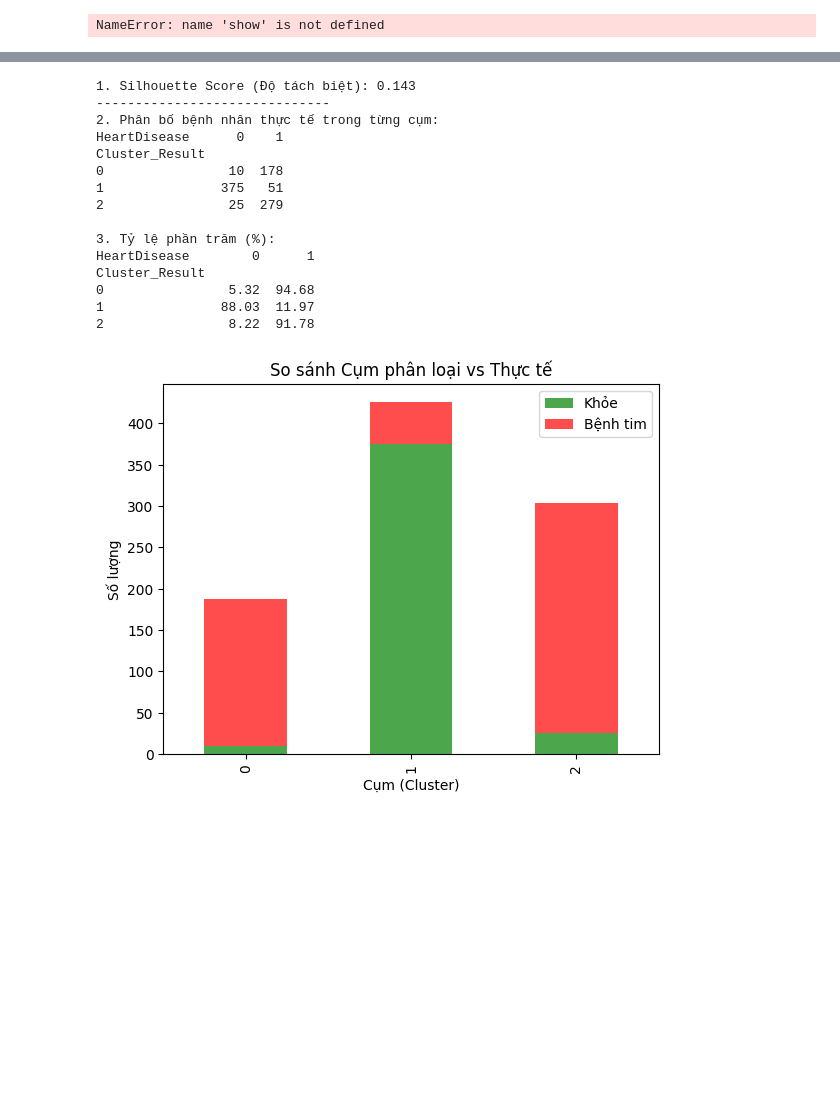
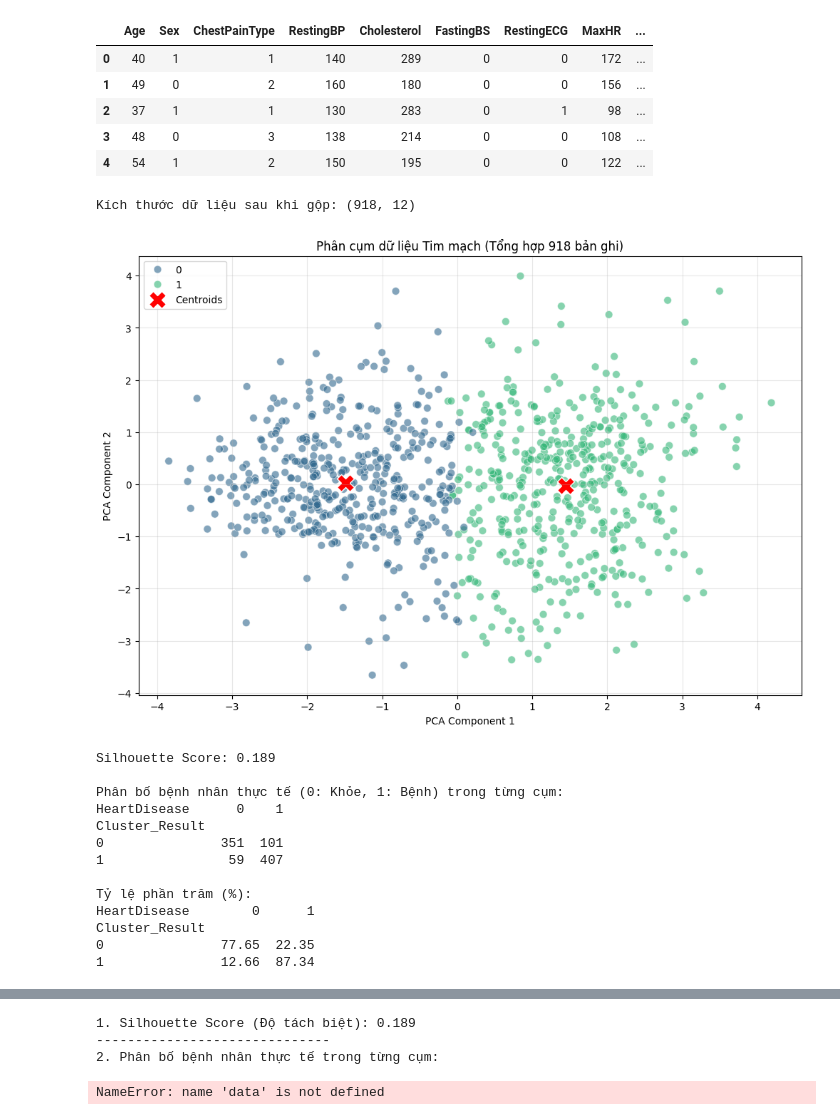
Before and after one commit to MaiKhoa0101/MLProject, a Jupyter notebook: main.ipynb, the cells around one changed output, grey strips where cells are left out. Saved outputs shown, nothing was run; the diff lists cells and outputs as text; code cells hidden in the pictures; blank space fills up the shorter version.

```diff
--- a/main.ipynb
+++ b/main.ipynb
@@ -37,7 +37,7 @@ if df1_clean.isnull().sum().sum() > 0:
 
 # 4. Gộp hai bộ dữ liệu lại thành một (Concatenate)
 # Vì data2 đã là số chuẩn rồi, ta gộp trực tiếp
-df_final = pd.concat([df1_clean, data2], ignore_index=True)
+df_final = df1_clean
 
 display(df_final.head())
 
@@ -57,7 +57,7 @@ X_scaled = scaler.fit_transform(X)
 # ---------------------------------------------------------
 
 # 6. Chạy K-Means
-kmeans = KMeans(n_clusters=3, random_state=42, n_init=20)
+kmeans = KMeans(n_clusters=2, random_state=42, n_init=10)
 kmeans.fit(X_scaled)
 labels = kmeans.labels_
 
@@ -81,31 +81,51 @@ plt.show()
 # ---------------------------------------------------------
 # PHẦN ĐÁNH GIÁ (Sửa lại để dùng biến df_final)
 # ---------------------------------------------------------
 
 # 1. Silhouette Score
 sil_score = silhouette_score(X_scaled, labels)
 print(f"Silhouette Score: {sil_score:.3f}")
 
 # 2. Thêm nhãn cụm vào dataframe tổng
 df_final['Cluster_Result'] = labels
 
 # 3. Cross-tabulation (So sánh với cột HeartDisease thật của cả 2 file gộp lại)
 print("\nPhân bố bệnh nhân thực tế (0: Khỏe, 1: Bệnh) trong từng cụm:")
 crosstab = pd.crosstab(df_final['Cluster_Result'], df_final['HeartDisease'])
 print(crosstab)
 
 # Tính phần trăm
 crosstab_pct = pd.crosstab(df_final['Cluster_Result'], df_final['HeartDisease'], normalize='index') * 100
 print("\nTỷ lệ phần trăm (%):")
 print(crosstab_pct.round(2))
 
 # Vẽ biểu đồ cột chồng
 crosstab.plot(kind='bar', stacked=True, color=['green', 'red'], alpha=0.8)
 plt.title('Tỷ lệ Bệnh tim trong từng Cụm (Dữ liệu Gộp)')
 plt.xlabel('Cụm (Cluster)')
 plt.ylabel('Số lượng bệnh nhân')
 plt.legend(['Khỏe (0)', 'Bệnh (1)'])
 plt.xticks(rotation=0)
 plt.show()
 # %% [output]
+|  | Age | Sex | ChestPainType | RestingBP | Cholesterol | FastingBS | RestingECG | MaxHR | ... |
+| 0 | 40 | 1 | 1 | 140 | 289 | 0 | 0 | 172 | ... |
+| 1 | 49 | 0 | 2 | 160 | 180 | 0 | 0 | 156 | ... |
+| 2 | 37 | 1 | 1 | 130 | 283 | 0 | 1 | 98 | ... |
+| 3 | 48 | 0 | 3 | 138 | 214 | 0 | 0 | 108 | ... |
+| 4 | 54 | 1 | 2 | 150 | 195 | 0 | 0 | 122 | ... |
-NameError: name 'show' is not defined
+Kích thước dữ liệu sau khi gộp: (918, 12)
+[figure, added]
+Silhouette Score: 0.189
+
+Phân bố bệnh nhân thực tế (0: Khỏe, 1: Bệnh) trong từng cụm:
+HeartDisease      0    1
+Cluster_Result
+0               351  101
+1                59  407
+
+Tỷ lệ phần trăm (%):
+HeartDisease        0      1
+Cluster_Result
+0               77.65  22.35
+1               12.66  87.34
@@ -137,19 +158,7 @@ plt.ylabel('Số lượng')
 plt.legend(['Khỏe', 'Bệnh tim'])
 plt.show()
 # %% [output]
-1. Silhouette Score (Độ tách biệt): 0.143
+1. Silhouette Score (Độ tách biệt): 0.189
 ------------------------------
 2. Phân bố bệnh nhân thực tế trong từng cụm:
-HeartDisease      0    1
-Cluster_Result
-0                10  178
-1               375   51
-2                25  279
-
-3. Tỷ lệ phần trăm (%):
-HeartDisease        0      1
-Cluster_Result
-0                5.32  94.68
-1               88.03  11.97
-2                8.22  91.78
-[figure, removed]
+NameError: name 'data' is not defined
```
Also changed, not shown: parts of 2 cells of this notebook.
